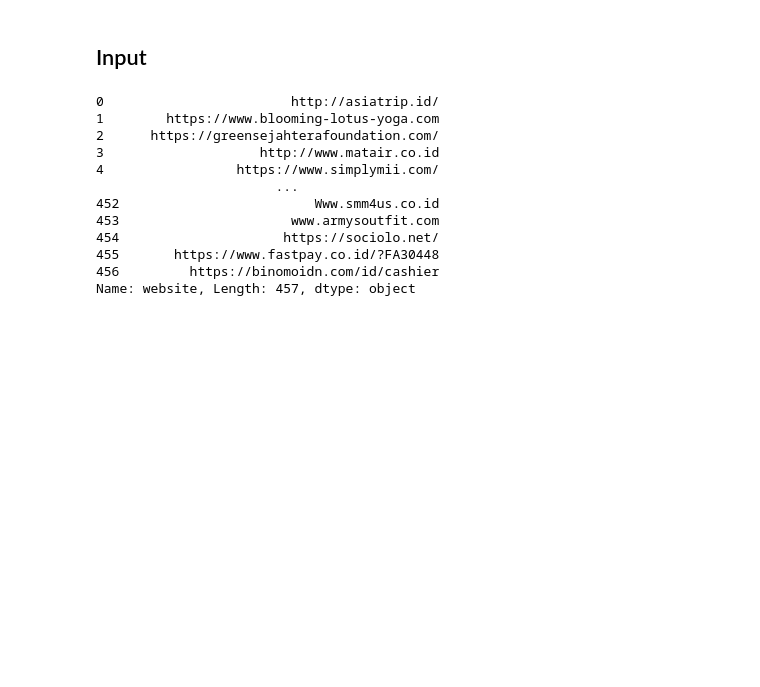
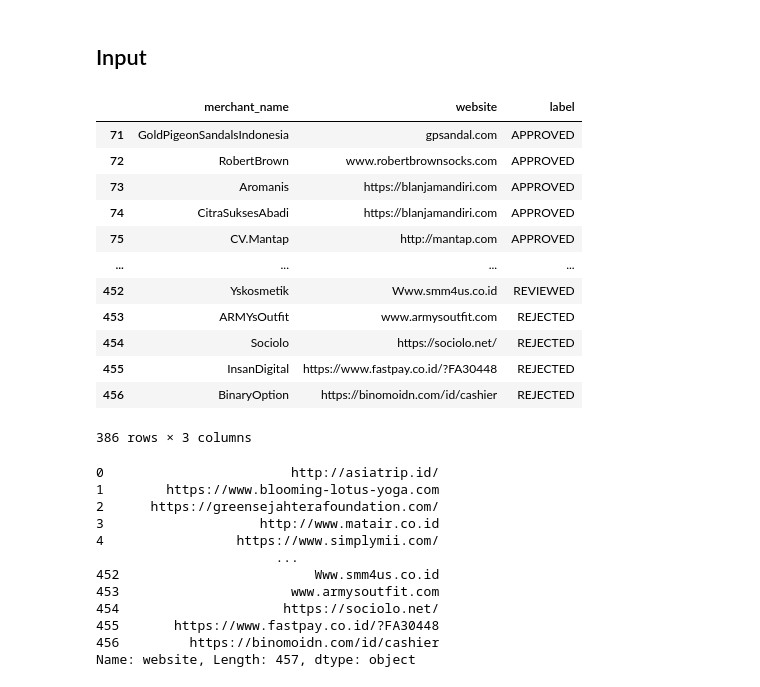
Before and after one commit to bahyhelmihp/web-crawler, a Jupyter notebook: api/datasets/Analyse Result.ipynb, the cells around one changed output. Saved outputs shown, nothing was run; the diff lists cells and outputs as text; code cells hidden in the pictures; blank space fills up the shorter version.

```diff
--- a/api/datasets/Analyse Result.ipynb
+++ b/api/datasets/Analyse Result.ipynb
@@ -4,6 +4,22 @@ import pandas as pd
 ## Input
 # %%
 input_df = pd.read_csv("merchants_cleaned.csv")
+# %%
+input_df.iloc[71:, :]
+# %% [output]
+|  | merchant_name | website | label |
+| 71 | GoldPigeonSandalsIndonesia | gpsandal.com | APPROVED |
+| 72 | RobertBrown | www.robertbrownsocks.com | APPROVED |
+| 73 | Aromanis | https://blanjamandiri.com | APPROVED |
+| 74 | CitraSuksesAbadi | https://blanjamandiri.com | APPROVED |
+| 75 | CV.Mantap | http://mantap.com | APPROVED |
+| ... | ... | ... | ... |
+| 452 | Yskosmetik | Www.smm4us.co.id | REVIEWED |
+| 453 | ARMYsOutfit | www.armysoutfit.com | REJECTED |
+| 454 | Sociolo | https://sociolo.net/ | REJECTED |
+| 455 | InsanDigital | https://www.fastpay.co.id/?FA30448 | REJECTED |
+| 456 | BinaryOption | https://binomoidn.com/id/cashier | REJECTED |
+386 rows × 3 columns
 # %%
 stripped_url = input_df['website'].apply(lambda x: str(x).replace(" ", ""))
 # %%
```
Also changed, not shown: 3 other files.
